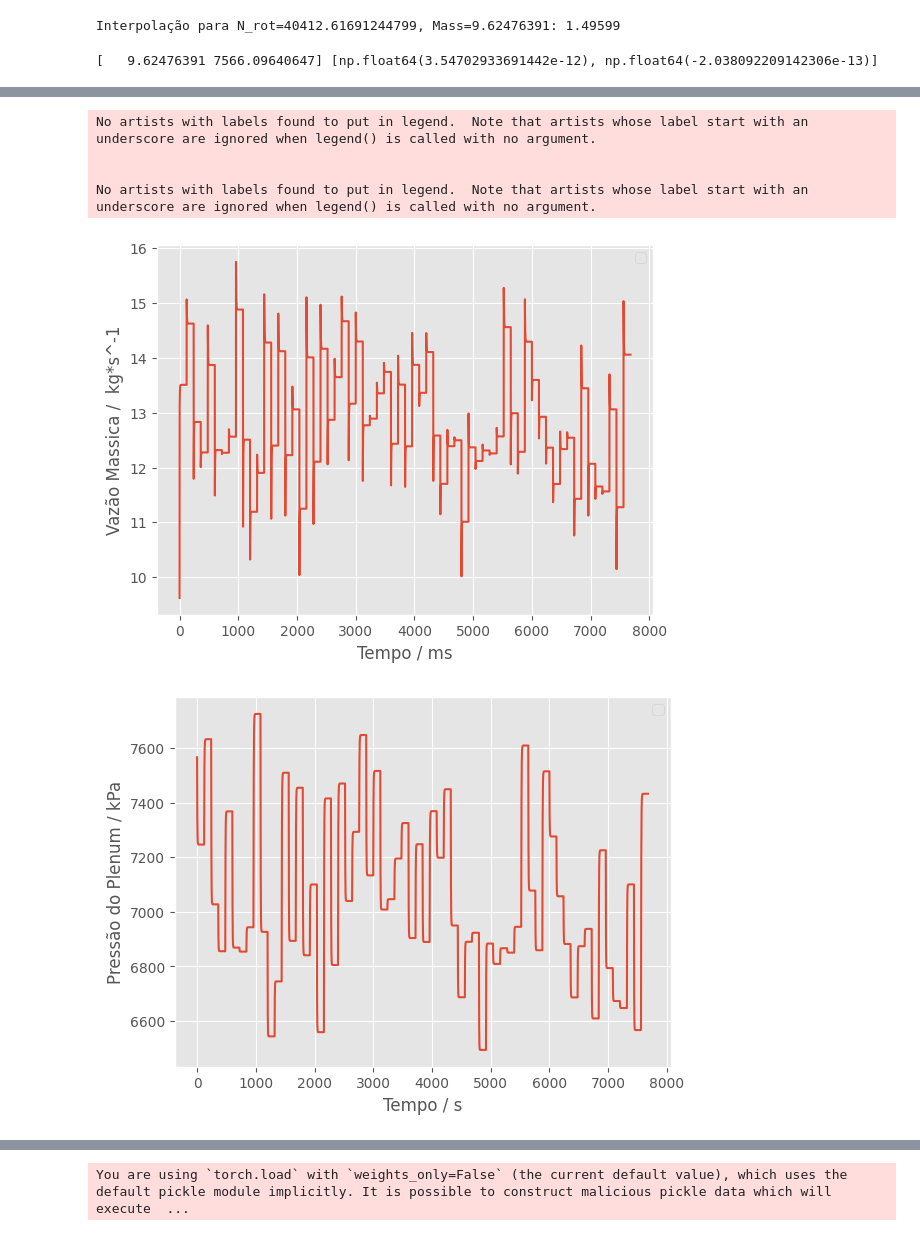
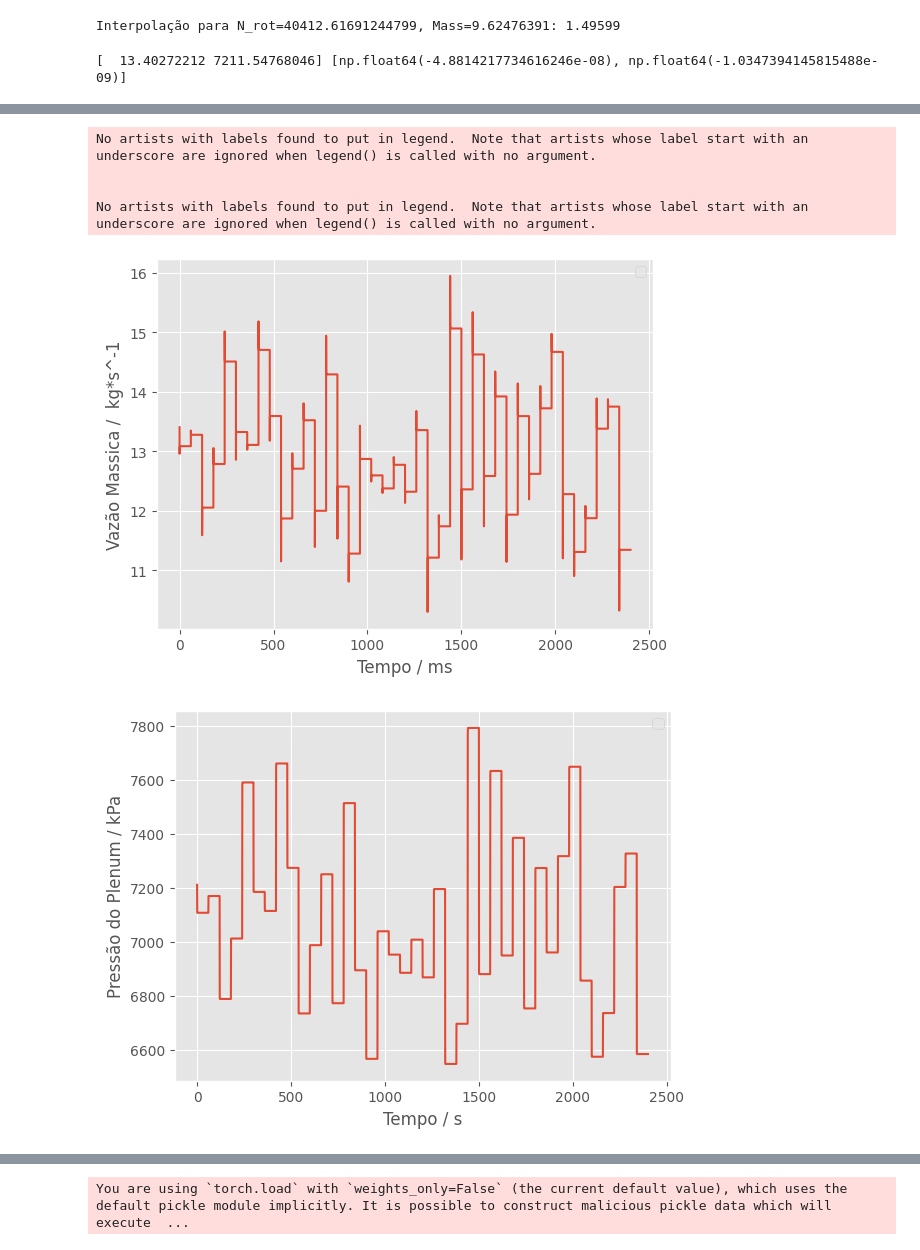
Before and after one commit to Santosfabio19/PRH-1, a Jupyter notebook: Greitzer_Model/PRH_1_torch.ipynb, the cells around one changed output, grey strips where cells are left out. Saved outputs shown, nothing was run; the diff lists cells and outputs as text; code cells hidden in the pictures.

```diff
--- a/Greitzer_Model/PRH_1_torch.ipynb
+++ b/Greitzer_Model/PRH_1_torch.ipynb
@@ -162,7 +165,7 @@ def Estacionario(X):
   # Constantes
     A1 = 2.6e-3        # m²
     L_c = 2.0          # m
-    alpha = 0.50    #  Constante de Abertura da Valvula
+    alpha = 0.75    #  Constante de Abertura da Valvula
     P_out = 5000       # KPa
     C1 = 479.029       # Constante
     V_p = 2.0          # m³
@@ -172,7 +175,7 @@ def Estacionario(X):
 
     z = 0 if x[1] < P_out else np.sqrt(x[1]   - P_out)
 
-    dmdt = (A1 / L_c) * (phi * 4500 - x[1])*1000
+    dmdt = (A1 / L_c) * (phi * 5000 - x[1])*1000
     dPdt = (C1**2/V_p) * (x[0] - alpha * K_nu * sqrt(x[1] - P_out))/1000
     return [dmdt, dPdt]
 
@@ -180,7 +183,7 @@ stati = fsolve(Estacionario, [10, 9e3])
 
 print(stati,Estacionario(stati))
 # %% [output]
-[   9.62476391 7566.09640647] [np.float64(3.54702933691442e-12), np.float64(-2.038092209142306e-13)]
+[  13.40272212 7211.54768046] [np.float64(-4.8814217734616246e-08), np.float64(-1.0347394145815488e-09)]
 # %%
 def Sistemas(x0, P1_value, interpolant_function, N_value):
     x = MX.sym('x', 2)  #
@@ -210,10 +213,10 @@ def Sistemas(x0, P1_value, interpolant_function, N_value):
 
     ode = {'x': x, 'ode': rhs , 'p': p}
 
-    F = integrator('F', 'idas', ode, {'tf': 0.5})
+    F = integrator('F', 'cvodes', ode)
 
     #
-    t_eval = np.linspace(0, 60,120)
+    t_eval = np.linspace(0, 60,600)
     sol = np.zeros((len(t_eval), 2))
     zeronum = 1e-9
     sol[0,:] = x0
@@ -259,7 +262,7 @@ def Loop(loops, stati):
     return estados, p1_total, N_total, t_total
 # %%
 
-aaaa, PlotP1, PlotN, Plott = Loop(64, stati)
+aaaa, PlotP1, PlotN, Plott = Loop(40, stati)
 bbb = aaaa
 Ploty = np.concatenate(aaaa)
 M_final = Ploty[:, 0]
@@ -268,15 +271,13 @@ P_p_final = Ploty[:,1]
 
 # Plotar os resultados
 plt.figure()
-plt.plot(Ploty[:, 0])
+plt.plot(Plott,Ploty[:, 0])
 plt.xlabel('Tempo / ms')
 plt.ylabel('Vazão Massica /  kg*s^-1')
-
-
 plt.legend()
 plt.grid(True)
 plt.figure()
-plt.plot(Ploty[:, 1])
+plt.plot(Plott,Ploty[:, 1])
 plt.xlabel('Tempo / s')
 plt.ylabel('Pressão do Plenum / kPa')
 plt.title('')
@@ -304,9 +305,9 @@ Tempo de execução: 0.03984498977661133 segundos
 No artists with labels found to put in legend.  Note that artists whose label start with an underscore are ignored when legend() is called with no argument.
 
 
 No artists with labels found to put in legend.  Note that artists whose label start with an underscore are ignored when legend() is called with no argument.
-[figure, old version]
+[figure, new version]
-[figure, old version]
+[figure, new version]
 # %%
 # Dados para treino
 M_Ploty = np.vstack(bbb)
```
Also changed, not shown: parts of 23 cells of this notebook, 1 other file.
